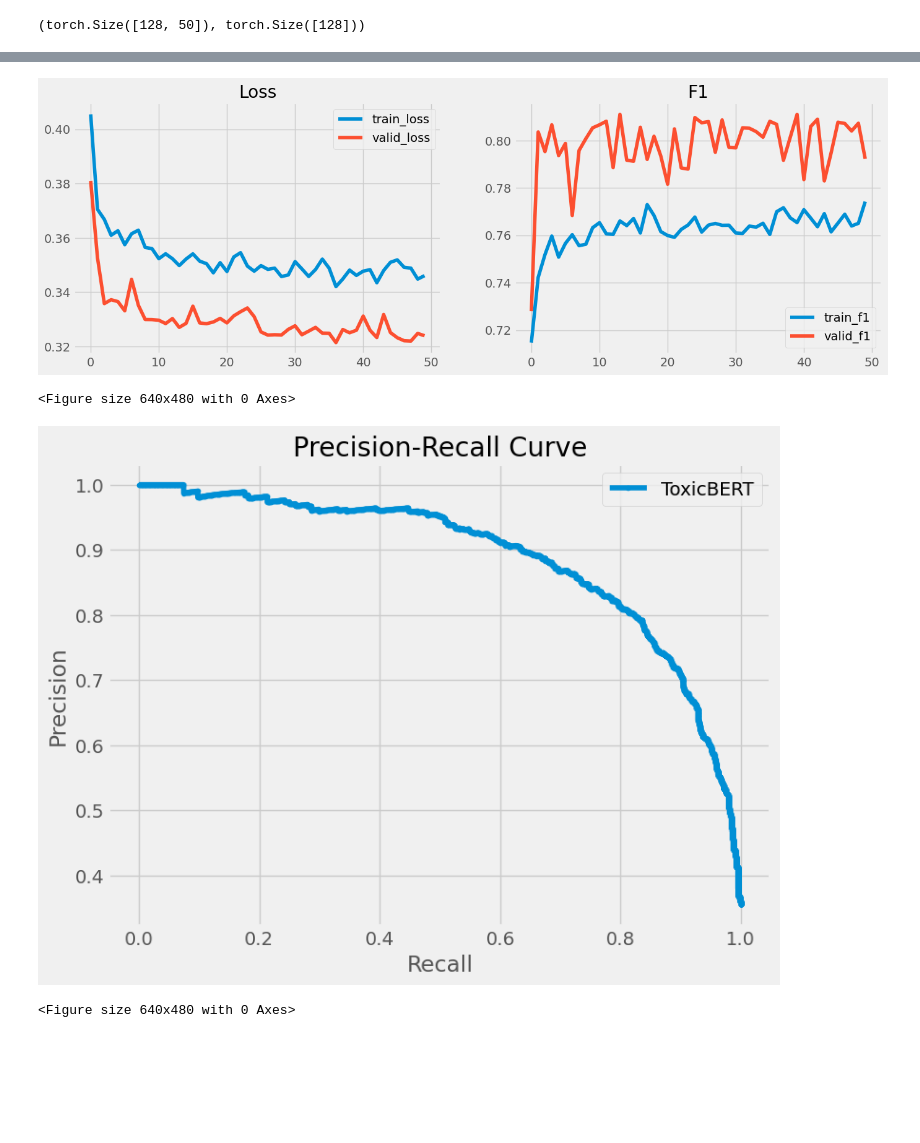
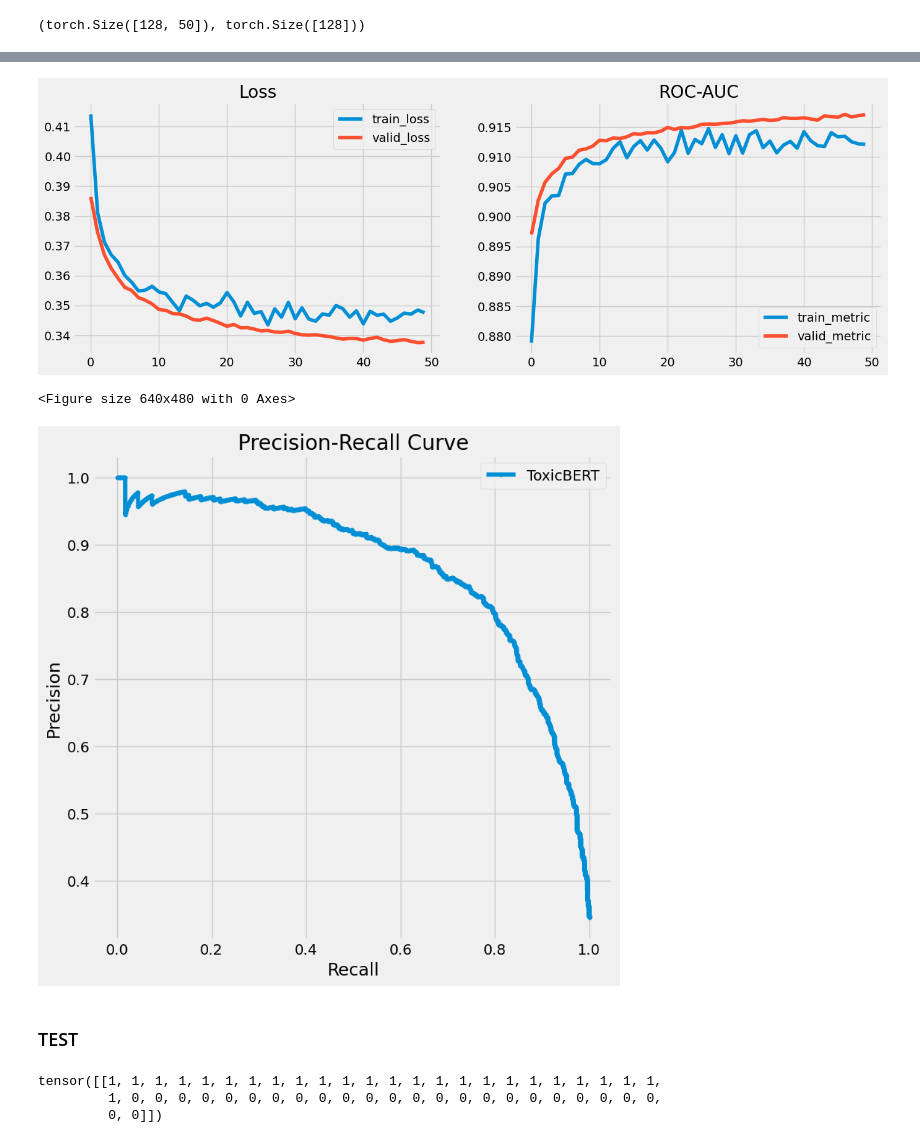
Before and after one commit to xefr762/nlp_project, a Jupyter notebook: notebooks/task2/toxicity.ipynb, the cells around one changed output, grey strips where cells are left out. Saved outputs shown, nothing was run; the diff lists cells and outputs as text; code cells hidden in the pictures; blank space fills up the shorter version.

```diff
--- a/notebooks/task2/toxicity.ipynb
+++ b/notebooks/task2/toxicity.ipynb
@@ -66,6 +92,6 @@ def text2toxicity(text, aggregate=True):
 # %%
 def tokenize_texts(texts):
-    return tokenizer(texts, padding="max_length", truncation=True, max_length=50, return_tensors="pt")
+    return tokenizer(texts, padding='max_length', max_length=50, truncation=True, return_tensors="pt")
 # %%
 encodings = tokenize_texts(df["comment"].tolist())
 labels = torch.tensor(df["toxic"].tolist())
@@ -87,8 +113,8 @@ dataset = ToxicityDataset(encodings, labels)
 # %%
 train_ds, valid_ds = torch.utils.data.random_split(dataset, [0.8, 0.2])
 
-train_loader = torch.utils.data.DataLoader(train_ds, shuffle=True, batch_size=batch_size)
-valid_loader = torch.utils.data.DataLoader(valid_ds, shuffle=True, batch_size=batch_size)
+train_loader = torch.utils.data.DataLoader(train_ds, shuffle=False, batch_size=batch_size)
+valid_loader = torch.utils.data.DataLoader(valid_ds, shuffle=False, batch_size=batch_size)
 # %%
 batch = next(iter(train_loader))
 batch["input_ids"].shape, batch["labels"].shape
@@ -101,14 +127,7 @@ class ToxicBert(nn.Module):
         self.bert = AutoModelForSequenceClassification.from_pretrained('cointegrated/rubert-tiny-toxicity')
         for param in self.bert.parameters():
             param.requires_grad = False
-        self.bert.classifier = nn.Sequential(
-            nn.Linear(312, 256),
-            nn.Tanh(),
-            nn.Dropout(),
-            nn.Linear(256, 128),
-            nn.Tanh(),
-            nn.Linear(128, 1)
-        )
+        self.bert.classifier = nn.Linear(312, 1)
         for param in self.bert.classifier.parameters():
             param.requires_grad = True
     def forward(self, input_ids, attention_mask):
@@ -246,51 +246,49 @@ plt.style.available
 # %%
-plt.style.use('fivethirtyeight')
 fig, ax = plt.subplots(1, 2, figsize=(15, 5))
 ax[0].plot(epoch_train_losses, label='train_loss')
 ax[0].plot(epoch_valid_losses, label='valid_loss')
 ax[0].legend()
 ax[0].set_title('Loss')
-ax[1].plot(epoch_train_metric, label='train_f1')
-ax[1].plot(epoch_valid_metric, label='valid_f1')
+ax[1].plot(epoch_train_metric, label='train_metric')
+ax[1].plot(epoch_valid_metric, label='valid_metric')
 ax[1].legend()
-ax[1].set_title('F1')
+ax[1].set_title('ROC-AUC')
 plt.legend()
 plt.show()
-# plt.savefig('/Users/le_fuu/GitHub_Local/Phase_2/project_3/nlp_project/images/loss_f1.png')
+# plt.savefig('/Users/le_fuu/GitHub_Local/Phase_2/project_3/nlp_project/images/loss_ROCAUC.png')
 # %% [output]
-[figure, old version]
+[figure, new version]
 <Figure size 640x480 with 0 Axes>
 # %%
 model.eval()
 all_labels = []
 all_probs = []
 
 with torch.no_grad():
     for batch in valid_loader:
         input_ids, attention_mask, labels = batch['input_ids'].to(device), batch['attention_mask'].to(device), batch['labels'].to(device)
         outputs = model(input_ids, attention_mask)
 
-        probs = torch.sigmoid(outputs)  # Превращаем в вероятности
+        probs = torch.sigmoid(outputs)
 
-        all_labels.extend(labels.cpu().numpy())  # Собираем реальные метки
-        all_probs.extend(probs.cpu().numpy())    # Собираем вероятности
+        all_labels.extend(labels.cpu().numpy())
+        all_probs.extend(probs.cpu().numpy())
 
 # Преобразовать в numpy
 all_labels = np.array(all_labels)
 all_probs = np.array(all_probs)
 
 # Получаем Precision-Recall
 precision, recall, _ = precision_recall_curve(all_labels, all_probs)
 
 # Построить график
-plt.figure(figsize=(8,6))
+plt.figure(figsize=(8,8))
 plt.plot(recall, precision, marker='.', label='ToxicBERT')
 plt.xlabel('Recall')
 plt.ylabel('Precision')
 plt.title('Precision-Recall Curve')
 plt.legend()
 plt.show()
-# plt.savefig('/Users/le_fuu/GitHub_Local/Phase_2/project_3/nlp_project/images/pr_curve.png')
+plt.savefig('/Users/le_fuu/GitHub_Local/Phase_2/project_3/nlp_project/images/pr_curve.png')
 # %% [output]
-[figure, old version]
+[figure, new version]
-<Figure size 640x480 with 0 Axes>
@@ -296,0 +297,2 @@ plt.show()
+# %% [markdown]
+### TEST
@@ -296,0 +303,8 @@ plt.show()
+# %%
+test_tok = tokenize_texts(test)
+test_tok['input_ids']
+test_tok['attention_mask']
+# %% [output]
+tensor([[1, 1, 1, 1, 1, 1, 1, 1, 1, 1, 1, 1, 1, 1, 1, 1, 1, 1, 1, 1, 1, 1, 1, 1,
+         1, 0, 0, 0, 0, 0, 0, 0, 0, 0, 0, 0, 0, 0, 0, 0, 0, 0, 0, 0, 0, 0, 0, 0,
+         0, 0]])
```
Also changed, not shown: parts of 12 cells of this notebook, 9 other files.
